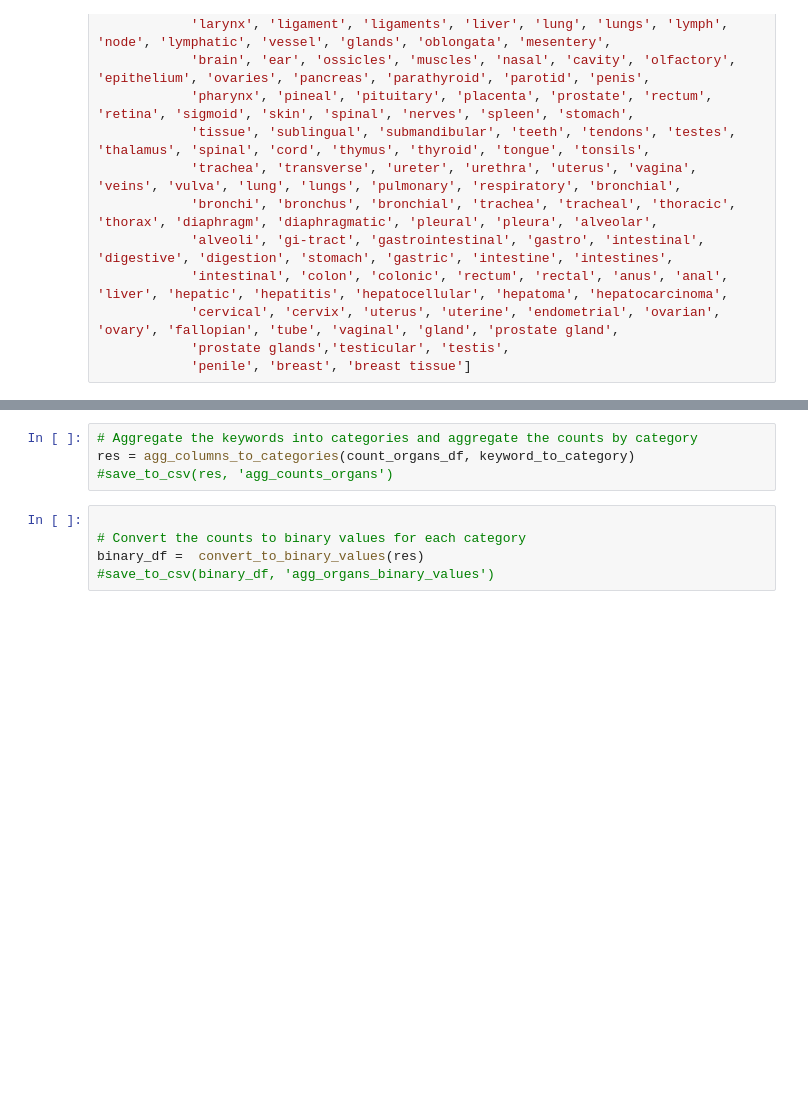
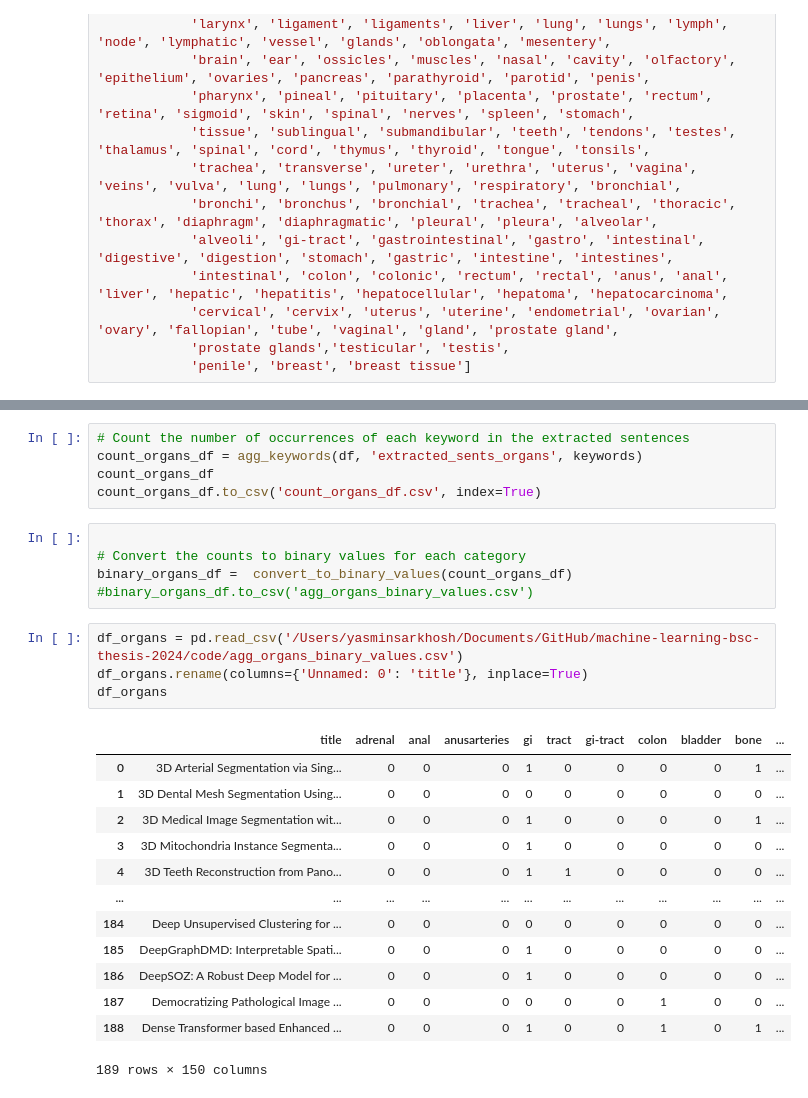
Before and after one commit to yasminsarkhosh/machine-learning-bsc-thesis-2024, a Jupyter notebook: code/data_extraction.ipynb, the cells around one changed output, grey strips where cells are left out. Cells and saved outputs as stored; diff of their text form; blank space fills up the shorter version.

```diff
--- a/code/data_extraction.ipynb
+++ b/code/data_extraction.ipynb
@@ -958,9 +1137,28 @@ both_sex = [
-# %%
-# Aggregate the keywords into categories and aggregate the counts by category
-res = agg_columns_to_categories(count_organs_df, keyword_to_category)
-#save_to_csv(res, 'agg_counts_organs')
+# %%
+# Count the number of occurrences of each keyword in the extracted sentences
+count_organs_df = agg_keywords(df, 'extracted_sents_organs', keywords)
+count_organs_df
+count_organs_df.to_csv('count_organs_df.csv', index=True)
 # %%
 
 # Convert the counts to binary values for each category
-binary_df =  convert_to_binary_values(res)
-#save_to_csv(binary_df, 'agg_organs_binary_values')
+binary_organs_df =  convert_to_binary_values(count_organs_df)
+#binary_organs_df.to_csv('agg_organs_binary_values.csv')
+# %%
+df_organs = pd.read_csv('/Users/yasminsarkhosh/Documents/GitHub/machine-learning-bsc-thesis-2024/code/agg_organs_binary_values.csv')
+df_organs.rename(columns={'Unnamed: 0': 'title'}, inplace=True)
+df_organs
+# %% [output]
+|  | title | adrenal | anal | anusarteries | gi | tract | gi-tract | colon | bladder | bone | ... |
+| 0 | 3D Arterial Segmentation via Sing... | 0 | 0 | 0 | 1 | 0 | 0 | 0 | 0 | 1 | ... |
+| 1 | 3D Dental Mesh Segmentation Using... | 0 | 0 | 0 | 0 | 0 | 0 | 0 | 0 | 0 | ... |
+| 2 | 3D Medical Image Segmentation wit... | 0 | 0 | 0 | 1 | 0 | 0 | 0 | 0 | 1 | ... |
+| 3 | 3D Mitochondria Instance Segmenta... | 0 | 0 | 0 | 1 | 0 | 0 | 0 | 0 | 0 | ... |
+| 4 | 3D Teeth Reconstruction from Pano... | 0 | 0 | 0 | 1 | 1 | 0 | 0 | 0 | 0 | ... |
+| ... | ... | ... | ... | ... | ... | ... | ... | ... | ... | ... | ... |
+| 184 | Deep Unsupervised Clustering for ... | 0 | 0 | 0 | 0 | 0 | 0 | 0 | 0 | 0 | ... |
+| 185 | DeepGraphDMD: Interpretable Spati... | 0 | 0 | 0 | 1 | 0 | 0 | 0 | 0 | 0 | ... |
+| 186 | DeepSOZ: A Robust Deep Model for ... | 0 | 0 | 0 | 1 | 0 | 0 | 0 | 0 | 0 | ... |
+| 187 | Democratizing Pathological Image ... | 0 | 0 | 0 | 0 | 0 | 0 | 1 | 0 | 0 | ... |
+| 188 | Dense Transformer based Enhanced ... | 0 | 0 | 0 | 1 | 0 | 0 | 1 | 0 | 1 | ... |
+189 rows × 150 columns
```
Also changed, not shown: parts of 31 cells of this notebook, 25 other files.
